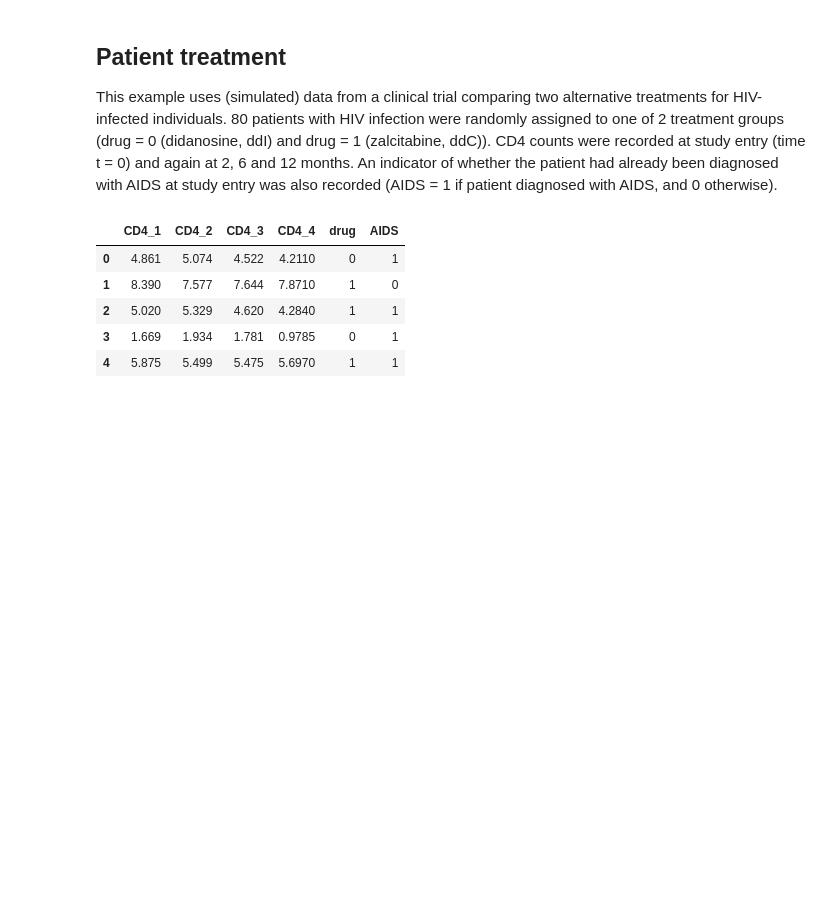
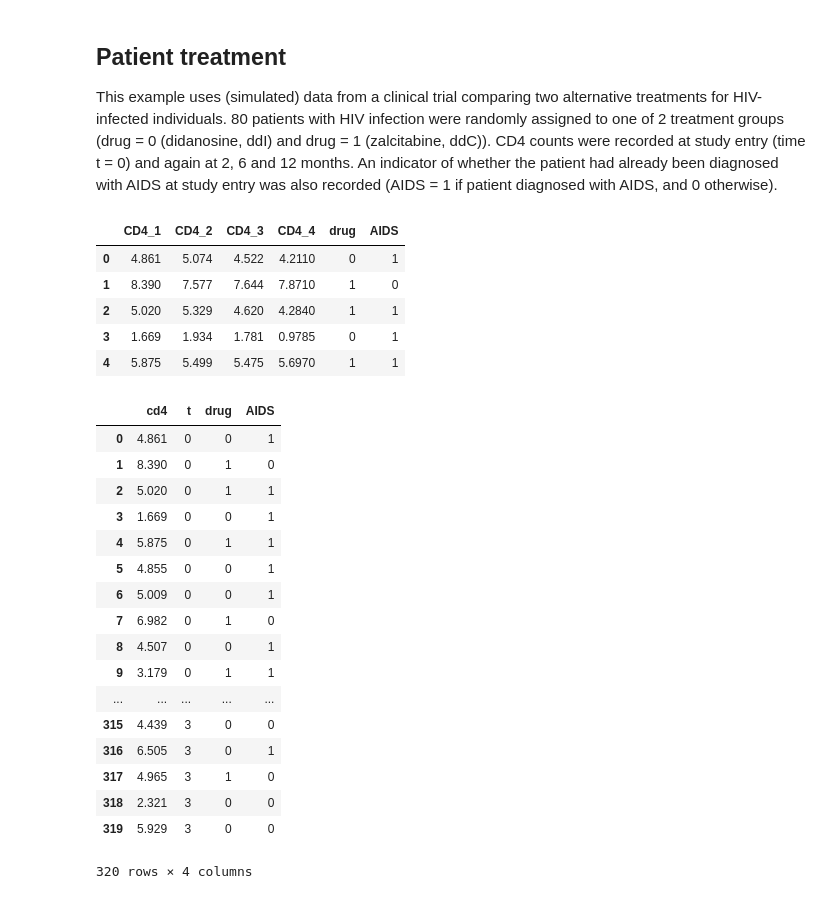
Before and after one commit to violafanfani/small_data, a Jupyter notebook: notebooks/notebook2_hierarchical_modeling_viola.ipynb, the cells around one changed output. Cells and saved outputs as stored; diff of their text form; code cells hidden in the pictures; blank space fills up the shorter version.

```diff
--- a/notebooks/notebook2_hierarchical_modeling_viola.ipynb
+++ b/notebooks/notebook2_hierarchical_modeling_viola.ipynb
@@ -97,3 +86,28 @@ cd4.head()
 | 2 | 5.020 | 5.329 | 4.620 | 4.2840 | 1 | 1 |
 | 3 | 1.669 | 1.934 | 1.781 | 0.9785 | 0 | 1 |
 | 4 | 5.875 | 5.499 | 5.475 | 5.6970 | 1 | 1 |
+# %%
+data = pd.DataFrame()
+for ic,c in enumerate(['CD4_1','CD4_2','CD4_3','CD4_4']):
+    data = data.append(pd.DataFrame({'cd4':cd4[c], 't': ic, 'drug':cd4['drug'].values, 'AIDS':cd4['AIDS'].values}), ignore_index = True)
+
+data
+# %% [output]
+|  | cd4 | t | drug | AIDS |
+| 0 | 4.861 | 0 | 0 | 1 |
+| 1 | 8.390 | 0 | 1 | 0 |
+| 2 | 5.020 | 0 | 1 | 1 |
+| 3 | 1.669 | 0 | 0 | 1 |
+| 4 | 5.875 | 0 | 1 | 1 |
+| 5 | 4.855 | 0 | 0 | 1 |
+| 6 | 5.009 | 0 | 0 | 1 |
+| 7 | 6.982 | 0 | 1 | 0 |
+| 8 | 4.507 | 0 | 0 | 1 |
+| 9 | 3.179 | 0 | 1 | 1 |
+| ... | ... | ... | ... | ... |
+| 315 | 4.439 | 3 | 0 | 0 |
+| 316 | 6.505 | 3 | 0 | 1 |
+| 317 | 4.965 | 3 | 1 | 0 |
+| 318 | 2.321 | 3 | 0 | 0 |
+| 319 | 5.929 | 3 | 0 | 0 |
+320 rows × 4 columns
```
Also changed, not shown: parts of 7 cells of this notebook, 2 other files.
